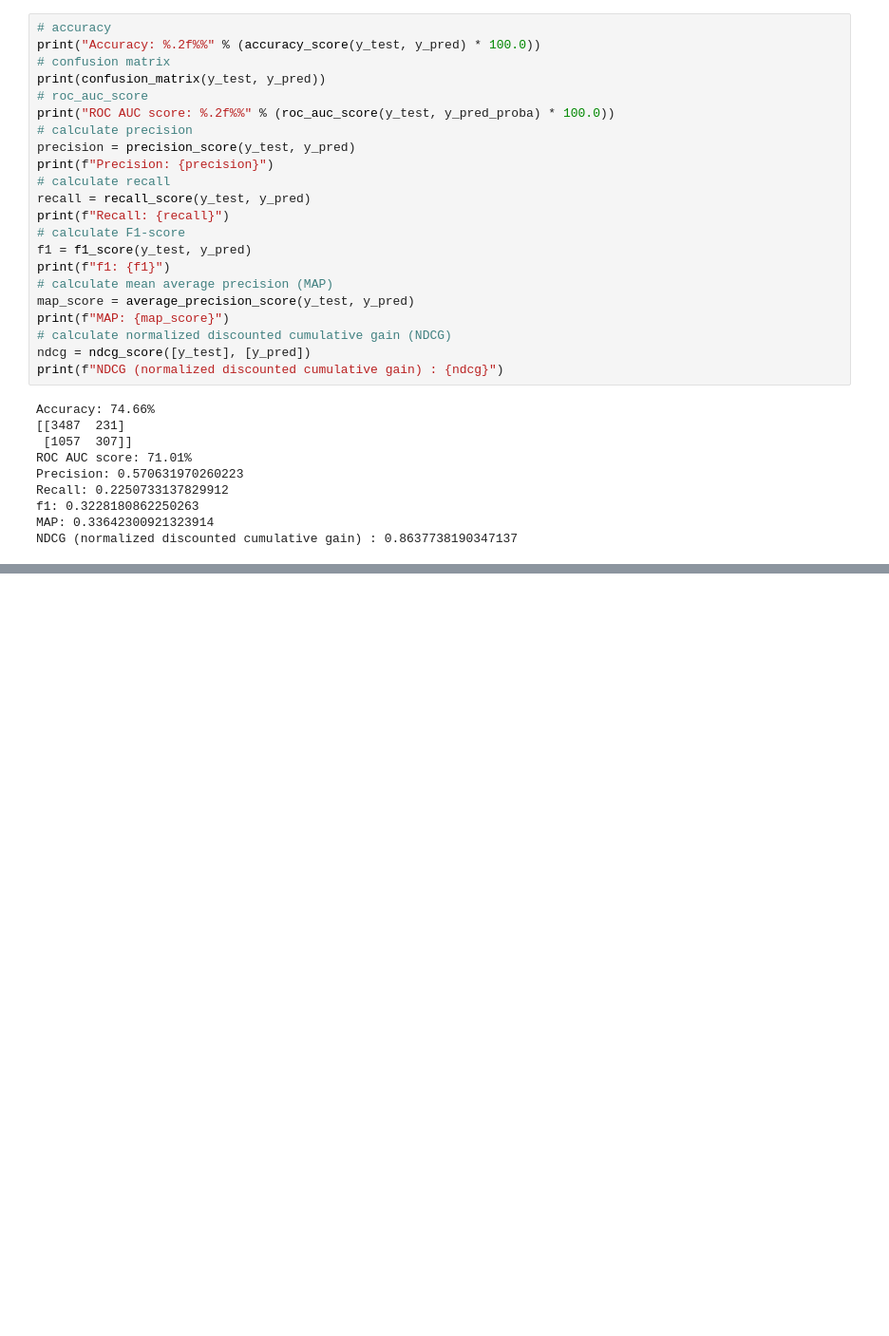
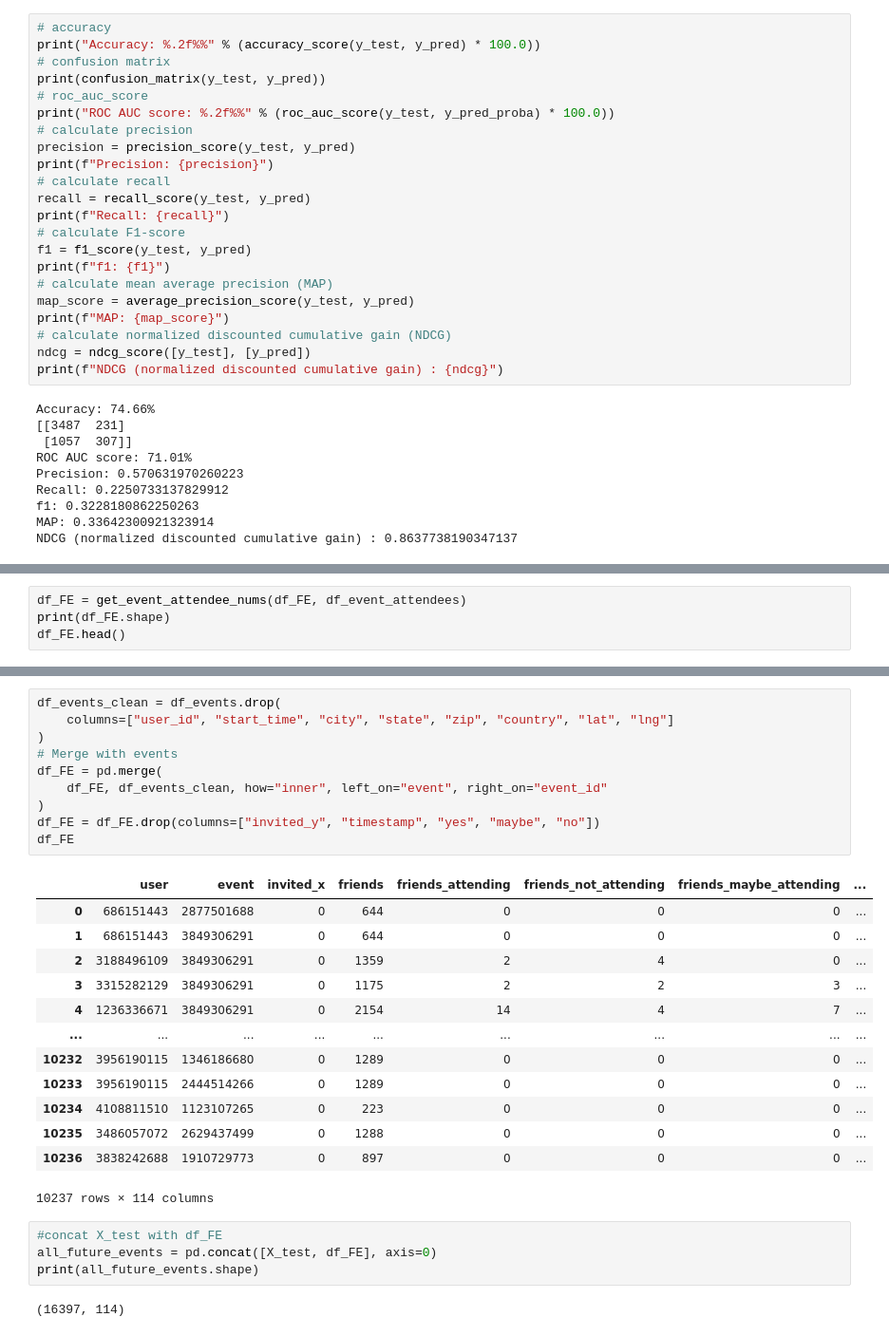
Before and after one commit to dsanmart/everywhere-reco, a Jupyter notebook: examples/models/model1.ipynb, the cells around one changed output, grey strips where cells are left out. Shown: that part at 95% size. Cells and saved outputs as stored; diff of their text form; blank space fills up the shorter version.

```diff
--- a/examples/models/model1.ipynb
+++ b/examples/models/model1.ipynb
@@ -521,0 +596,4 @@ NDCG (normalized discounted cumulative gain) : 0.8637738190347137
+# %%
+df_FE = get_event_attendee_nums(df_FE, df_event_attendees)
+print(df_FE.shape)
+df_FE.head()
@@ -521,0 +608,30 @@ NDCG (normalized discounted cumulative gain) : 0.8637738190347137
+# %%
+df_events_clean = df_events.drop(
+    columns=["user_id", "start_time", "city", "state", "zip", "country", "lat", "lng"]
+)
+# Merge with events
+df_FE = pd.merge(
+    df_FE, df_events_clean, how="inner", left_on="event", right_on="event_id"
+)
+df_FE = df_FE.drop(columns=["invited_y", "timestamp", "yes", "maybe", "no"])
+df_FE
+# %% [output]
+|  | user | event | invited_x | friends | friends_attending | friends_not_attending | friends_maybe_attending | ... |
+| 0 | 686151443 | 2877501688 | 0 | 644 | 0 | 0 | 0 | ... |
+| 1 | 686151443 | 3849306291 | 0 | 644 | 0 | 0 | 0 | ... |
+| 2 | 3188496109 | 3849306291 | 0 | 1359 | 2 | 4 | 0 | ... |
+| 3 | 3315282129 | 3849306291 | 0 | 1175 | 2 | 2 | 3 | ... |
+| 4 | 1236336671 | 3849306291 | 0 | 2154 | 14 | 4 | 7 | ... |
+| ... | ... | ... | ... | ... | ... | ... | ... | ... |
+| 10232 | 3956190115 | 1346186680 | 0 | 1289 | 0 | 0 | 0 | ... |
+| 10233 | 3956190115 | 2444514266 | 0 | 1289 | 0 | 0 | 0 | ... |
+| 10234 | 4108811510 | 1123107265 | 0 | 223 | 0 | 0 | 0 | ... |
+| 10235 | 3486057072 | 2629437499 | 0 | 1288 | 0 | 0 | 0 | ... |
+| 10236 | 3838242688 | 1910729773 | 0 | 897 | 0 | 0 | 0 | ... |
+10237 rows × 114 columns
+# %%
+#concat X_test with df_FE
+all_future_events = pd.concat([X_test, df_FE], axis=0)
+print(all_future_events.shape)
+# %% [output]
+(16397, 114)
```
Also changed, not shown: parts of 28 cells of this notebook.
